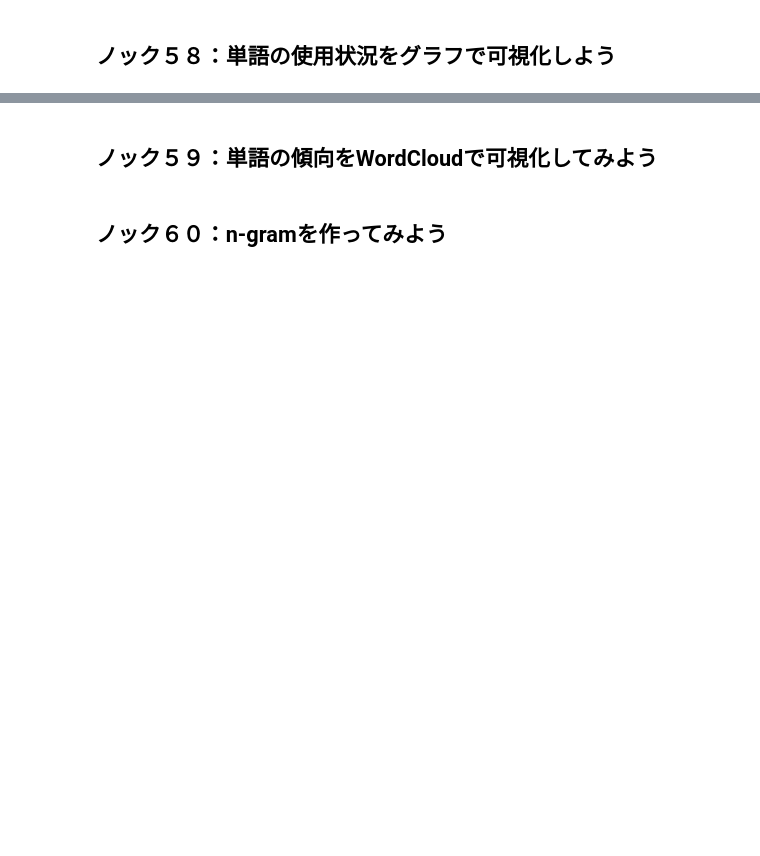
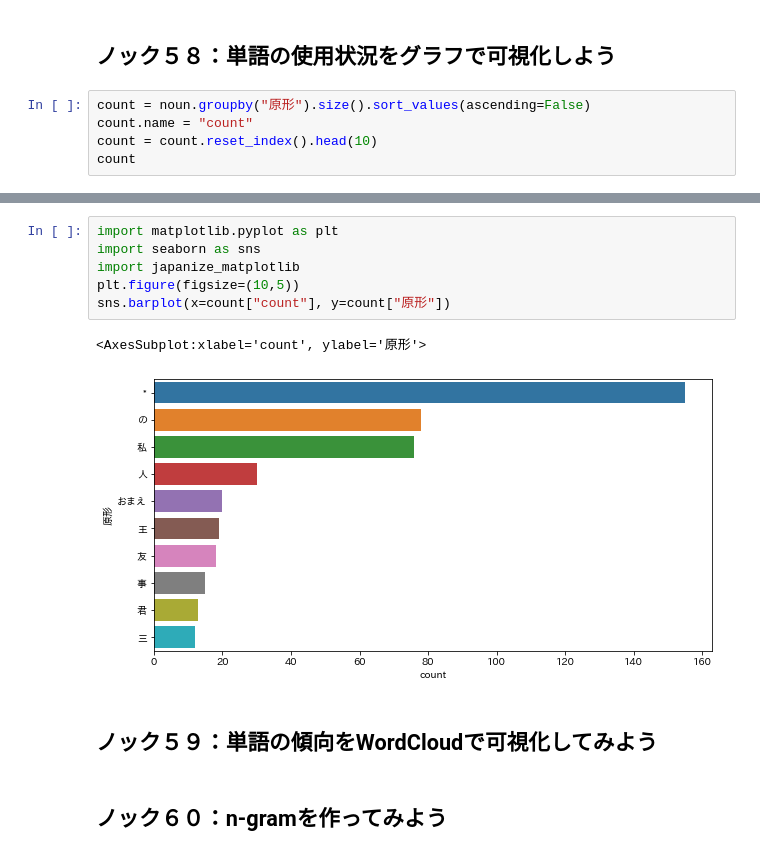
Before and after one commit to winuim/python-process-visualization-100, a Jupyter notebook: chapter-4/src/chapter-4.ipynb, the cells around one changed output, grey strips where cells are left out. Cells and saved outputs as stored; diff of their text form; blank space fills up the shorter version.

```diff
--- a/chapter-4/src/chapter-4.ipynb
+++ b/chapter-4/src/chapter-4.ipynb
@@ -311,3 +311,8 @@ display(verb.head())
 | 13 | ゃちぼうぎゃく | 名詞 | 固有名詞 | 組織 | * | * | * | * | None | None |
 # %% [markdown]
 ## ノック５８：単語の使用状況をグラフで可視化しよう
+# %%
+count = noun.groupby("原形").size().sort_values(ascending=False)
+count.name = "count"
+count = count.reset_index().head(10)
+count
@@ -314,3 +331,12 @@ display(verb.head())
+# %%
+import matplotlib.pyplot as plt
+import seaborn as sns
+import japanize_matplotlib
+plt.figure(figsize=(10,5))
+sns.barplot(x=count["count"], y=count["原形"])
+# %% [output]
+<AxesSubplot:xlabel='count', ylabel='原形'>
+[figure, added]
 # %% [markdown]
 ## ノック５９：単語の傾向をWordCloudで可視化してみよう
 # %% [markdown]
```
Also changed, not shown: parts of 1 cell of this notebook.
